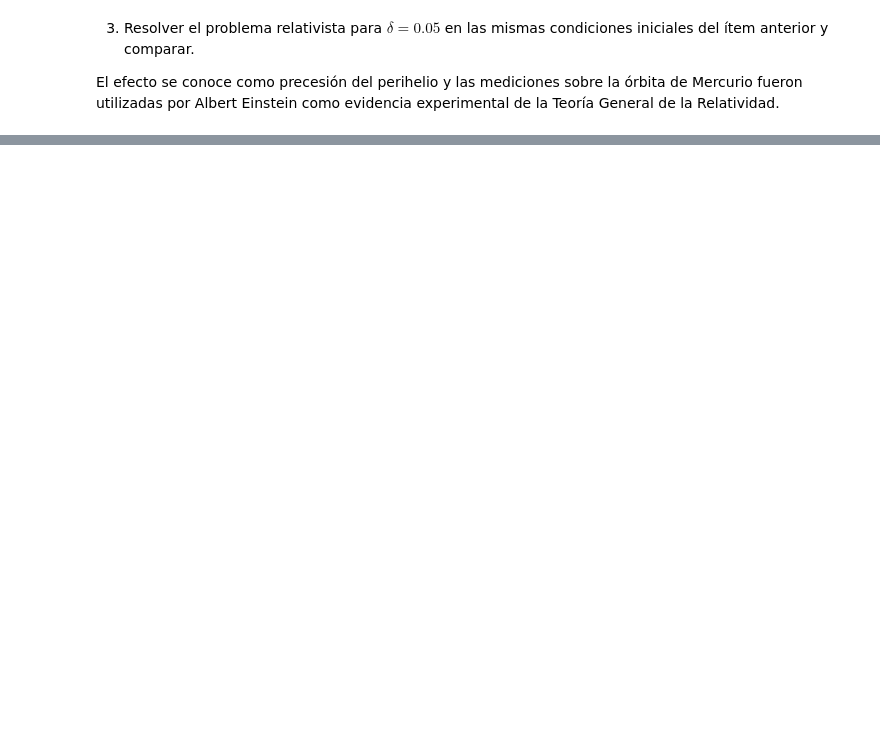
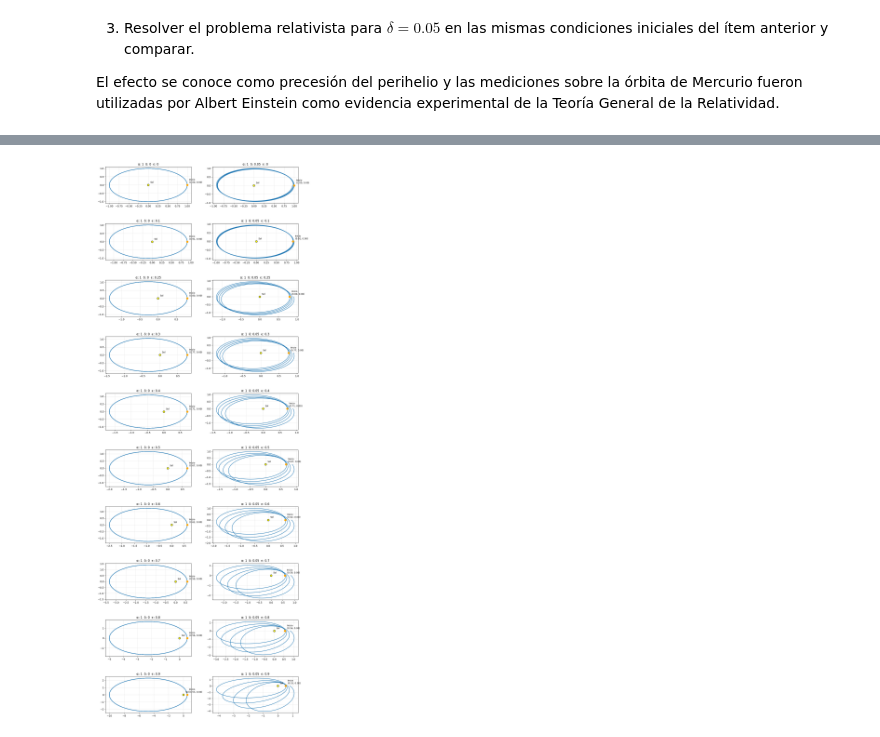
Before and after one commit to Dowhyj32/Modelado-Continuo, a Jupyter notebook: Modelos_de_EDOs/TP/tp1.ipynb, the cells around one changed output, grey strips where cells are left out. Saved outputs shown, nothing was run; the diff lists cells and outputs as text; code cells hidden in the pictures; blank space fills up the shorter version.

```diff
--- a/Modelos_de_EDOs/TP/tp1.ipynb
+++ b/Modelos_de_EDOs/TP/tp1.ipynb
@@ -265,0 +148,72 @@ plt.show()
+# %%
+# Parámetros
+delta = [0, 0.05]
+alpha = 1
+epsilon = [0, 0.1, 0.25, 0.3, 0.4, 0.5, 0.6, 0.7, 0.8, 0.9]
+
+theta0 = 0
+thetaf = 8 * np.pi
+
+# Grilla angular donde queremos evaluar la solución
+theta_eval = np.linspace(theta0, thetaf, 3000)
+
+fig, axes = plt.subplots(len(epsilon), len(delta), figsize=(14, 4*len(epsilon)), gridspec_kw={'hspace': 0.55, 'wspace': 0.25})
+
+for i, ep in enumerate(epsilon):
+    for j, d in enumerate(delta):
+
+        r0 = alpha / (1 + ep)
+        u0 = 1 / r0
+        v0 = 0
+
+        y0 = [u0, v0]
+
+        sol = solve_ivp(
+            fun=sistema_ivp,
+            t_span=(theta0, thetaf),
+            y0=y0,
+            t_eval=theta_eval,
+            args=(alpha, d),
+            rtol=1e-9,
+            atol=1e-11
+        )
+
+        theta = sol.t
+        U = sol.y[0]
+        V = sol.y[1]
+
+        R = 1 / U
+
+        X = R * np.cos(theta)
+        Y = R * np.sin(theta)
+
+        ax = axes[i, j]
+
+        ax.plot(X, Y, linewidth=1.5)
+
+        # Punto inicial
+        ax.scatter(X[0], Y[0], s=60, color='orange', zorder=3)
+        ax.annotate(
+            f'Inicio\n({X[0]:.2f}, {Y[0]:.2f})',
+            xy=(X[0], Y[0]),
+            xytext=(8, 8),
+            textcoords='offset points',
+            fontsize=9
+        )
+
+        # Sol
+        ax.scatter(0, 0, s=60, color='yellow', edgecolor='black', zorder=3)
+        ax.annotate(
+            'Sol',
+            xy=(0, 0),
+            xytext=(8, 8),
+            textcoords='offset points',
+            fontsize=9
+        )
+        ax.set_title(f'α: {alpha}  δ: {d}  ϵ: {ep}')
+        ax.grid(True, alpha=0.3)
+
+
+plt.show()
+# %% [output]
+[figure, added]
```
Also changed, not shown: parts of 6 cells of this notebook.
